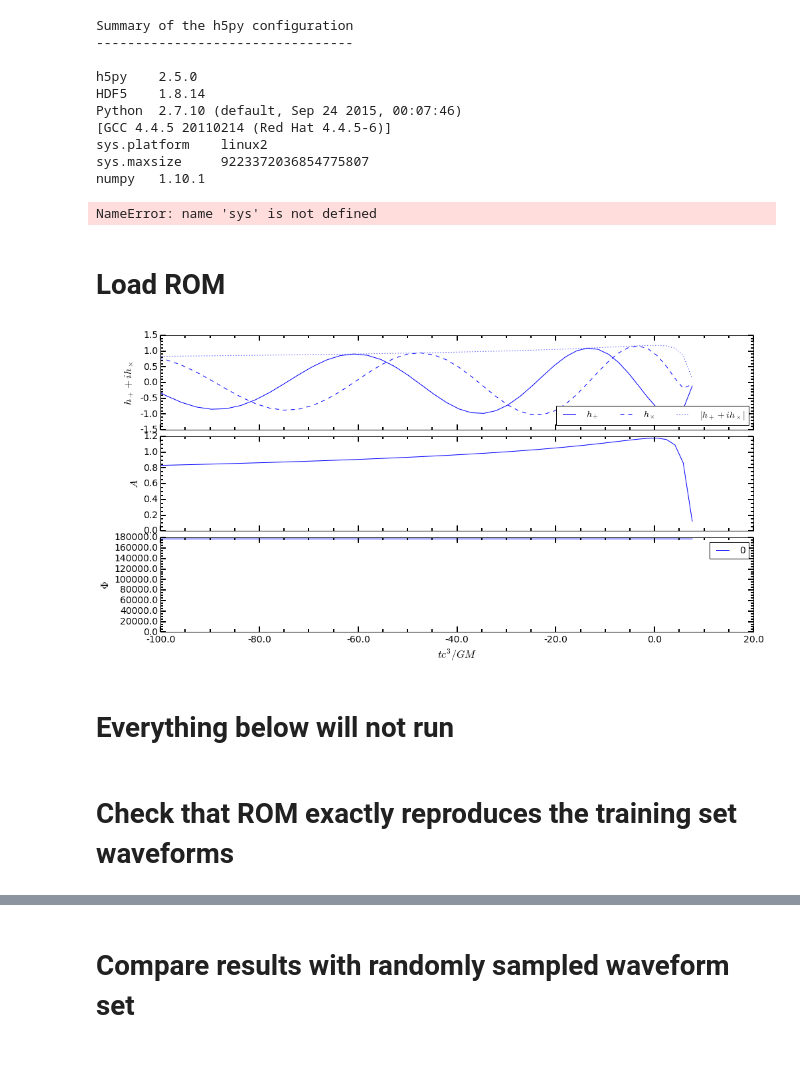
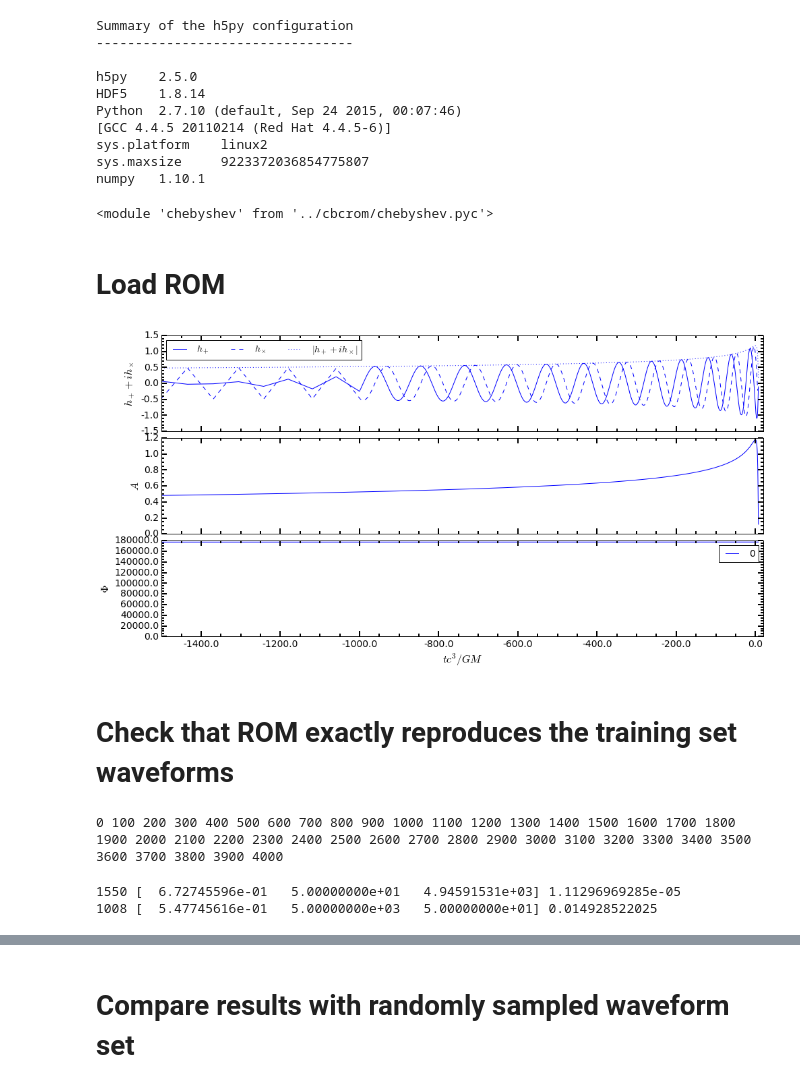
Before and after one commit to benjaminlackey/cbcrom, a Jupyter notebook: notebooks/ROMDiagnostics.ipynb, the cells around one changed output, grey strips where cells are left out. Cells and saved outputs as stored; diff of their text form; code cells hidden in the pictures; blank space fills up the shorter version.

```diff
--- a/notebooks/ROMDiagnostics.ipynb
+++ b/notebooks/ROMDiagnostics.ipynb
@@ -21,7 +21,7 @@ sys.platform    linux2
 sys.maxsize     9223372036854775807
 numpy   1.10.1
 # %%
-sys.path.insert(0, '../src')
+sys.path.insert(0, '../cbcrom')
 
 import timedomainwaveform as tdwave
 import timedomainrom as tdrom
@@ -40,7 +40,7 @@ imp.reload(eim)
 imp.reload(diagnostics)
 imp.reload(cheb)
 # %% [output]
-NameError: name 'sys' is not defined
+<module 'chebyshev' from '../cbcrom/chebyshev.pyc'>
 # %% [markdown]
 # Load ROM
 # %%
@@ -57,17 +57,15 @@ for lam in linspace(50, 5000, 10):
 # %%
 params = [1.0, 50.0, 50.0]
 waveforms = rom.evaluate(params)
 
-xlim=[-100, 20]
+xlim=[-1500, 20]
 fig = plt.figure(figsize=(16, 8))
 tdwave.plot_time_domain_waveform_list(fig, waveforms, imag=True, mag=True,
                                xlim=xlim, xlabel=r'$tc^3/GM$',
                                ylabel_pol=r'$h_+ + i h_\times$',
                                ylabel_amp=r'$A$', ylabel_phase=r'$\Phi$',
                                pol_legend=True)
 # %% [output]
-[figure, old version]
+[figure, new version]
-# %% [markdown]
-# Everything below will not run
 # %% [markdown]
 # Check that ROM exactly reproduces the training set waveforms
@@ -76,3 +208,35 @@ tdwave.plot_time_domain_waveform_list(fig, waveforms, imag=True, mag=True,
 ts_filename = '../data/teob_runs_cheb16_f10_v2_%d.hdf5'
 memb_size=2**34-1
 ts = tdwave.load_hdf5_time_domain_waveform_set(ts_filename, memb_size=memb_size)
+# %%
+params_ts_list = []
+amperr_ts_list = []
+phaseerr_ts_list = []
+
+for i in range(ts.get_len()):
+    #for i in range(200):
+    #print i,
+    if i%100==0: print i,
+    htrue = ts.get_waveform_data(i)
+
+    # Get parameter values and waveform from training_set_rand
+    params = ts.get_waveform_data(i, data='parameters')
+
+    # Get ROM waveform
+    hrom = rom.evaluate(params)
+
+    amperr, phaseerr = max_amp_phase_error(htrue, hrom)[2::3]
+    params_ts_list.append(params)
+    amperr_ts_list.append(amperr)
+    phaseerr_ts_list.append(phaseerr)
+# %% [output]
+0 100 200 300 400 500 600 700 800 900 1000 1100 1200 1300 1400 1500 1600 1700 1800 1900 2000 2100 2200 2300 2400 2500 2600 2700 2800 2900 3000 3100 3200 3300 3400 3500 3600 3700 3800 3900 4000
+# %%
+imax = np.argmax(amperr_ts_list)
+print imax, params_ts_list[imax], amperr_ts_list[imax]
+
+imax = np.argmax(phaseerr_ts_list)
+print imax, params_ts_list[imax], phaseerr_ts_list[imax]
+# %% [output]
+1550 [  6.72745596e-01   5.00000000e+01   4.94591531e+03] 1.11296969285e-05
+1008 [  5.47745616e-01   5.00000000e+03   5.00000000e+01] 0.014928522025
```
Also changed, not shown: parts of 35 cells of this notebook, 15 other files.
